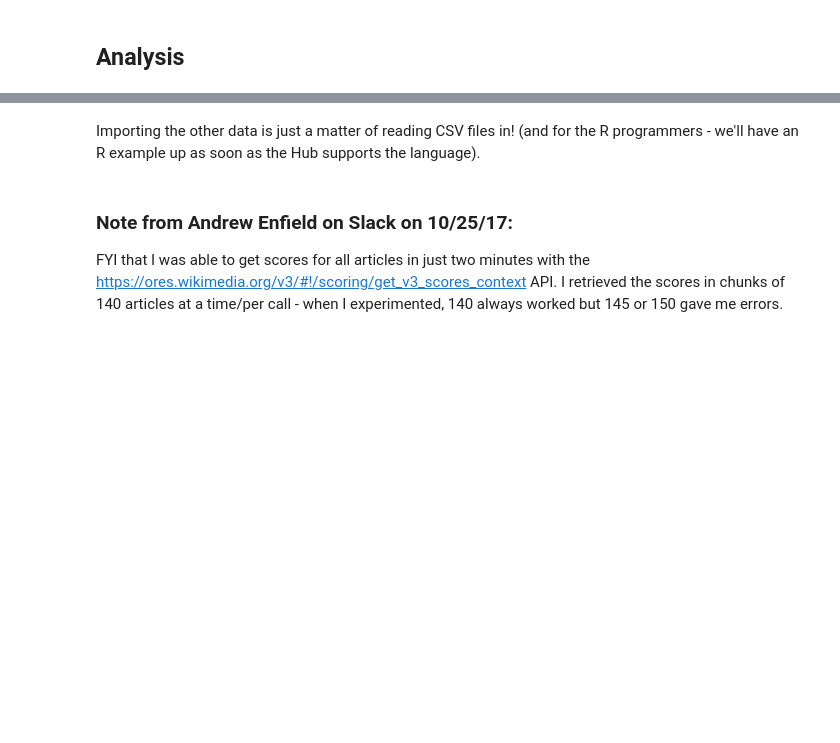
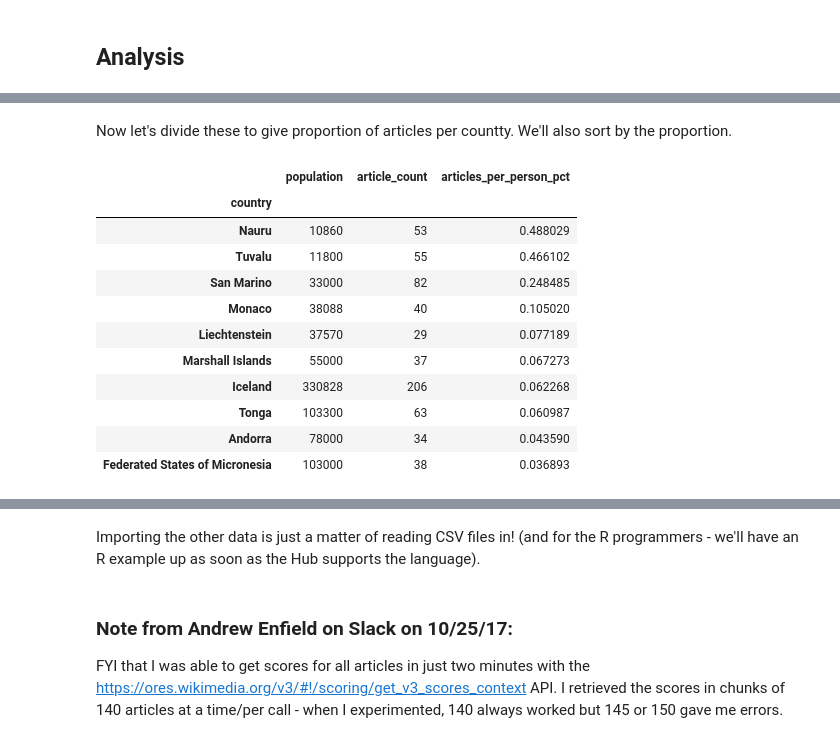
Before and after one commit to rexthompson/data-512-a2, a Jupyter notebook: hcds-a2-bias.ipynb, the cells around one changed output, grey strips where cells are left out. Drawn from its saved outputs; the diff is of its cells as text; code cells hidden in the pictures; blank space fills up the shorter version.

```diff
--- a/hcds-a2-bias.ipynb
+++ b/hcds-a2-bias.ipynb
@@ -191,0 +196,6 @@ pd.DataFrame(merged_df_new.groupby(['country']).count())
+# %%
+# rebuild population data
+population_data = pd.DataFrame(merged_df[['country','population']])
+population_data.drop_duplicates(inplace=True)
+population_data.set_index('country', inplace=True)
+population_data.head()
@@ -191,0 +228,3 @@ pd.DataFrame(merged_df_new.groupby(['country']).count())
+# %%
+article_count_and_population = population_data.merge(articles_per_country, left_index=True, right_index=True, how='left')
+article_count_and_population.head()
@@ -191,0 +239,24 @@ pd.DataFrame(merged_df_new.groupby(['country']).count())
+# %% [markdown]
+Now let's divide these to give proportion of articles per countty. We'll also sort by the proportion.
+# %%
+article_count_and_population['articles_per_person_pct'] = 100*article_count_and_population['article_count']/article_count_and_population['population']
+article_count_and_population.sort_values(by='articles_per_person_pct', ascending=False, inplace=True)
+# %%
+####################
+##### First 10 #####
+####################
+
+article_count_and_population.head(10)
+# %% [output]
+|  | population | article_count | articles_per_person_pct |
+| country |  |  |  |
+| Nauru | 10860 | 53 | 0.488029 |
+| Tuvalu | 11800 | 55 | 0.466102 |
+| San Marino | 33000 | 82 | 0.248485 |
+| Monaco | 38088 | 40 | 0.105020 |
+| Liechtenstein | 37570 | 29 | 0.077189 |
+| Marshall Islands | 55000 | 37 | 0.067273 |
+| Iceland | 330828 | 206 | 0.062268 |
+| Tonga | 103300 | 63 | 0.060987 |
+| Andorra | 78000 | 34 | 0.043590 |
+| Federated States of Micronesia | 103000 | 38 | 0.036893 |
```
Also changed, not shown: parts of 53 cells of this notebook, 2 other files.
